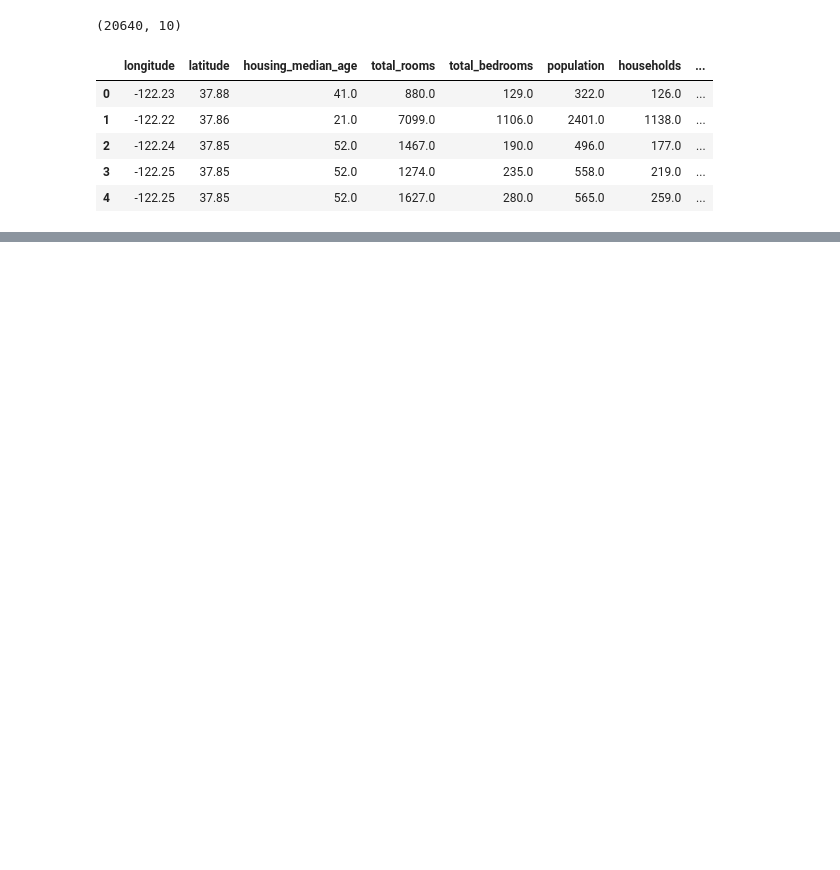
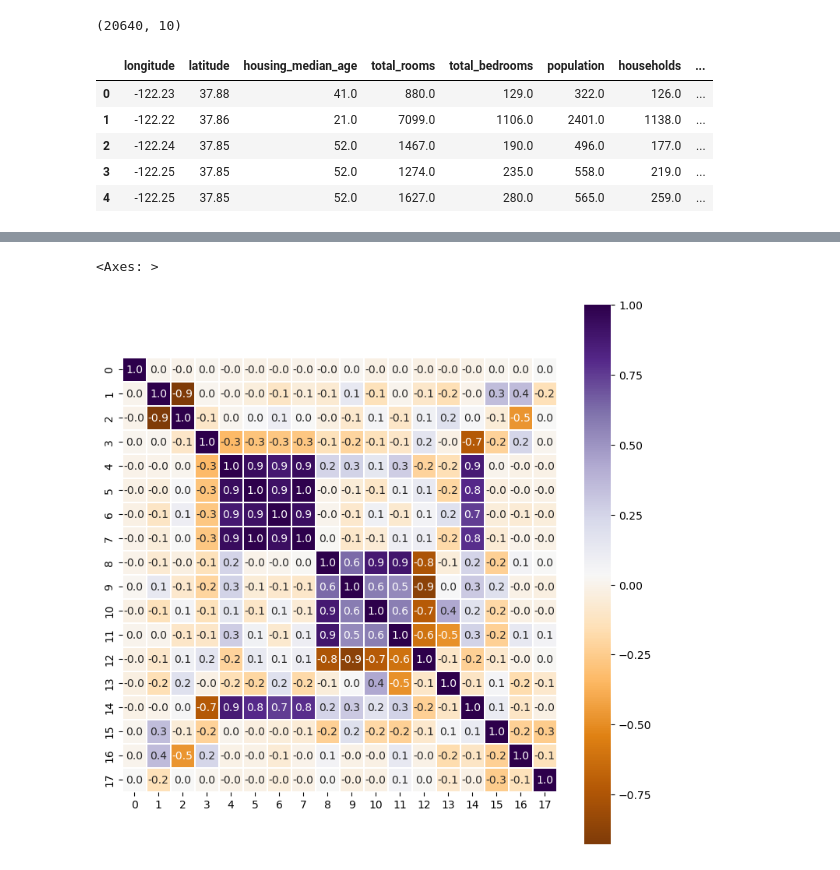
Before and after one commit to jack-sparrowh/California_Housing_Prices, a Jupyter notebook: housing_model_testing.ipynb, the cells around one changed output, grey strips where cells are left out. Drawn from its saved outputs; the diff is of its cells as text; code cells hidden in the pictures; blank space fills up the shorter version.

```diff
--- a/housing_model_testing.ipynb
+++ b/housing_model_testing.ipynb
@@ -179,0 +239,9 @@ plot_learning_curves(LR, X_train, y_train, train_size=np.linspace(0.05, 1, 5))
+# %%
+plt.figure(figsize=(9, 9))
+sns.heatmap(
+    np.corrcoef(
+        np.c_[(y_pred_LR - y_test).reshape(-1, 1), X_test].T
+    ), cmap='PuOr', lw=0.2, square=True, annot=True, fmt='.1f')
+# %% [output]
+<Axes: >
+[figure, added]
```
Also changed, not shown: parts of 13 cells of this notebook, 1 other file.
